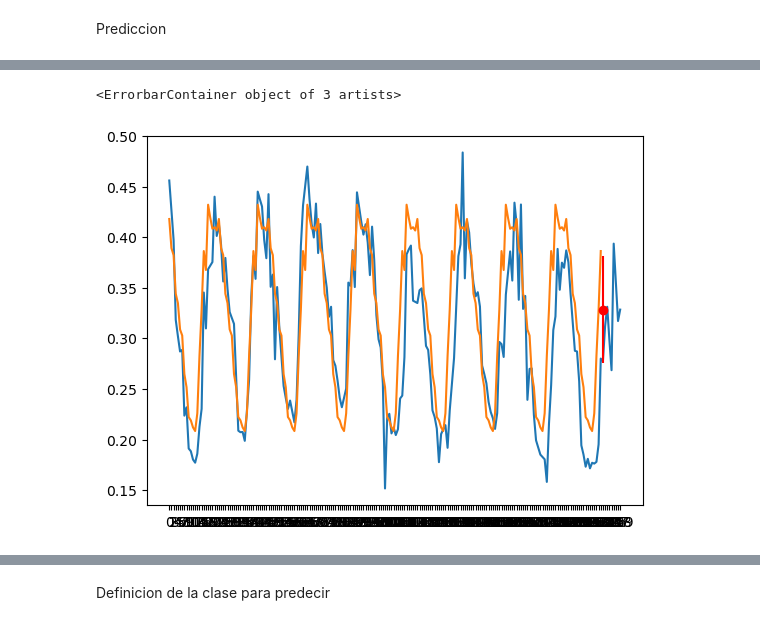
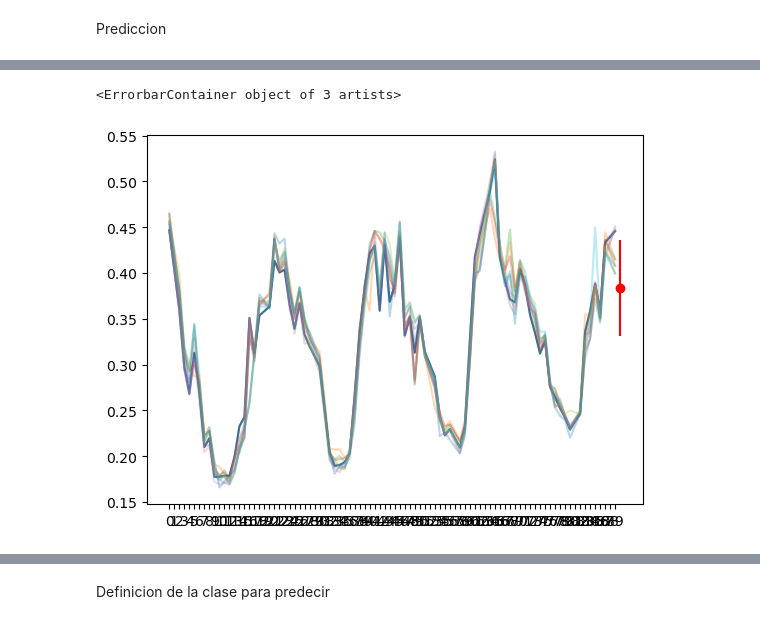
Before and after one commit to verderis/TimeSeries, a Jupyter notebook: loredo_2025 hierarchical.ipynb, the cells around one changed output, grey strips where cells are left out. Saved outputs shown, nothing was run; the diff lists cells and outputs as text; code cells hidden in the pictures.

```diff
--- a/loredo_2025 hierarchical.ipynb
+++ b/loredo_2025 hierarchical.ipynb
@@ -142,2 +138,0 @@ coords = {'timeSeriesTrainlength': np.arange(dataSubset.shape[1]),
-# %%
-t = dataSubset.shape[1]
@@ -210,7 +275,7 @@ with pm.Model(coords=coords) as HierarchichalModel:
         mu_a = pm.Normal("mu_a", mu=0.0, sigma=10.0) #, dims=("samplesPerYear"))
         sigma_a = pm.Exponential("sigma_a", 1) #, dims=("samplesPerYear"))
 
-        mus = pm.Normal('mus', mu=mu_a, sigma=sigma_a, dims=('pixels',"samplesPerYear"))
+        mus = pm.Normal('mus', mu=mu_a, sigma=sigma_a, dims=('pixel',"samplesPerYear"))
         x = pm.MvNormal("x", mu=mus, cov=cov)
 
         #print(x.shape.eval())
@@ -235,4 +300,4 @@ with pm.Model(coords=coords) as HierarchichalModel:
         #print(y.shape.eval())
         #print(x[:,0:resto].shape.eval())
         #print(z.shape.eval())
-        obs = pm.Normal("obs", mu=z, sigma=sigma_err, observed=dataSubset, dims=('pixels','timeSeriesTrainlength'))
+        obs = pm.Normal("obs", mu=z, sigma=sigma_err, observed=dataSubset, dims=('pixel','timeSeriesTrainlength'))
@@ -258,4 +320,4 @@ Sampling: [mu_a, mus, obs_observed, obs_unobserved, packed_L, sigma_a, x]
 # %%
 with HierarchichalModel:
-    trace = pm.sample()
+    trace_HierarchichalModel = pm.sample()
 # %% [output]
@@ -276,6 +378,6 @@ No parece haber grandes valores fuera de la diagonal
 # %% [markdown]
 Prediccion
 # %%
-with model:
-    ppc = pm.sample_posterior_predictive(trace, var_names=["obs"])
+with HierarchichalModel:
+    ppc_HierarchichalModel = pm.sample_posterior_predictive(trace_HierarchichalModel, var_names=["obs"])
 # %% [output]
@@ -284,15 +405,20 @@ Sampling: [obs]
 # %%
-fecha_est = (t+1) % (samplesPerYear)
-est_ = ppc.posterior_predictive.obs.stack(dim=['chain', 'draw']).values
-est = est_[fecha_est,:]
+# fecha_est = (t+1) % (samplesPerYear) #estimacion t+1
+fecha_est = (t) % (samplesPerYear)
 
-plt.plot(testSeries[:210])
-# plt.plot(reco)
+# est_ = ppc.posterior_predictive.obs.stack(dim=['chain', 'draw']).values
+# est_ = ppc.posterior_predictive.obs.stack(stacked=['chain', 'draw']).values
+# est = est_[fecha_est,:]
 
-reco_ = loredo_det(x_mean, t+1, samplesPerYear)
-plt.plot(reco_)
 
-plt.errorbar(x=t+1, y=est.mean(), yerr=est.std(), fmt='o', color='red')
+
+est_HierarchichalModel = ppc_HierarchichalModel.posterior_predictive.obs.stack(stacked=['chain', 'draw']).sel(pixel = selPixel).sel(timeSeriesTrainlength = fecha_est)
+
+
+plt.plot(dataSubset.iloc[selPixel,:])
+plt.plot(dataSubset.T, alpha = 0.3)
+
+plt.errorbar(x=t, y=est_HierarchichalModel.mean(), yerr=est_HierarchichalModel.std(), fmt='o', color='red')
 # %% [output]
 <ErrorbarContainer object of 3 artists>
-[figure, old version]
+[figure, new version]
```
Also changed, not shown: parts of 47 cells of this notebook.
